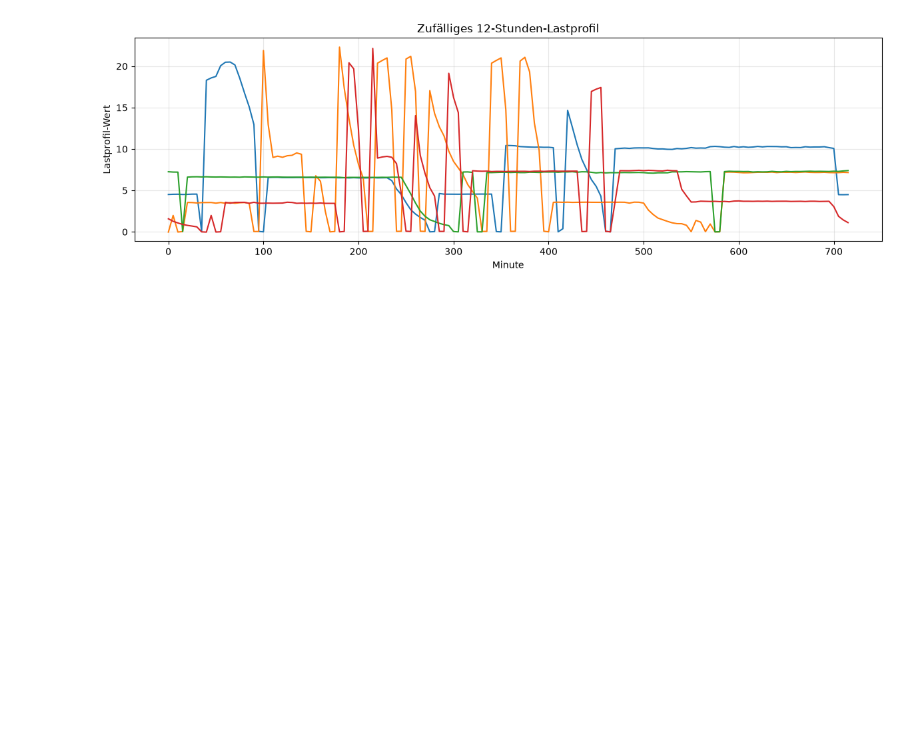
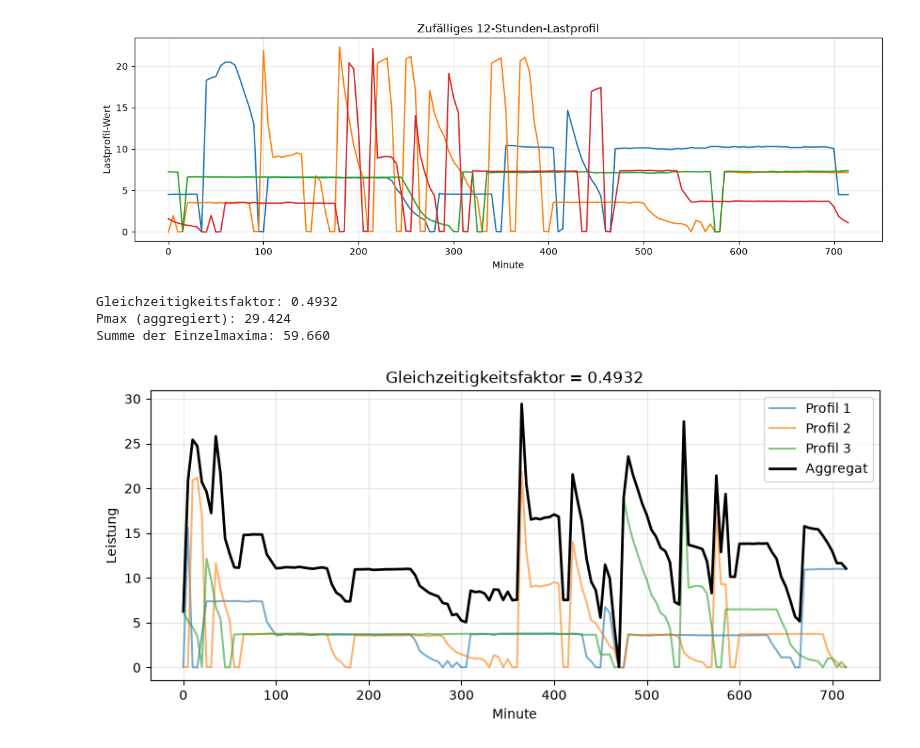
Before and after one commit to PhilKrien/SNEE_2026, a Jupyter notebook: lastprofile verketten.ipynb, the cells around one changed output. Saved outputs shown, nothing was run; the diff lists cells and outputs as text; code cells hidden in the pictures; blank space fills up the shorter version.

Commit message:
gleichzeitigkeitsfaktor

```diff
--- a/lastprofile verketten.ipynb
+++ b/lastprofile verketten.ipynb
@@ -38,3 +38,41 @@ plt.tight_layout()
 plt.show()
 # %% [output]
 [figure]
+# %%
+# Berechnung des Gleichzeitigkeitsfaktors für mehrere zufällige Profile
+from random_lastprofile_builder import simultaneity_factor, build_random_12h_lastprofile
+
+p1 = build_random_12h_lastprofile(random_state=1)
+p2 = build_random_12h_lastprofile(random_state=2)
+p3 = build_random_12h_lastprofile(random_state=3)
+
+f, Pmax, Psum = simultaneity_factor(p1, p2, p3, return_components=True)
+print(f"Gleichzeitigkeitsfaktor: {f:.4f}")
+print(f"Pmax (aggregiert): {Pmax:.3f}")
+print(f"Summe der Einzelmaxima: {Psum:.3f}")
+
+# Plot: Einzelprofile + Aggregat
+import matplotlib.pyplot as plt
+
+plt.figure(figsize=(10, 4))
+plt.plot(p1['minute'], p1['lastprofil'], alpha=0.6, label='Profil 1')
+plt.plot(p2['minute'], p2['lastprofil'], alpha=0.6, label='Profil 2')
+plt.plot(p3['minute'], p3['lastprofil'], alpha=0.6, label='Profil 3')
+# Aggregat
+import numpy as np
+common = np.intersect1d(np.intersect1d(p1['minute'], p2['minute']), p3['minute'])
+agg = (p1.set_index('minute').reindex(common)['lastprofil'].to_numpy() +
+       p2.set_index('minute').reindex(common)['lastprofil'].to_numpy() +
+       p3.set_index('minute').reindex(common)['lastprofil'].to_numpy())
+plt.plot(common, agg, color='k', linewidth=2, label='Aggregat')
+plt.legend()
+plt.xlabel('Minute')
+plt.ylabel('Leistung')
+plt.title(f'Gleichzeitigkeitsfaktor = {f:.4f}')
+plt.grid(alpha=0.3)
+plt.show()
+# %% [output]
+Gleichzeitigkeitsfaktor: 0.4932
+Pmax (aggregiert): 29.424
+Summe der Einzelmaxima: 59.660
+[figure, added]
```
Also changed, not shown: 2 other files.
